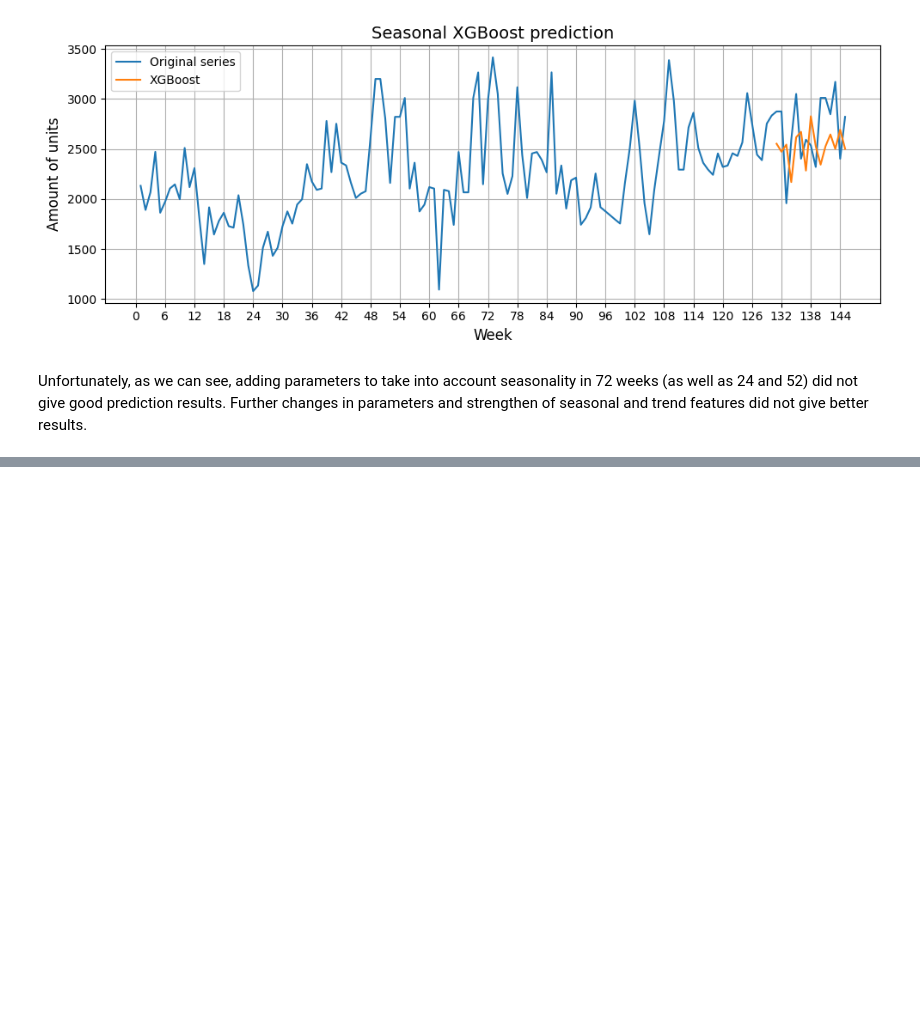
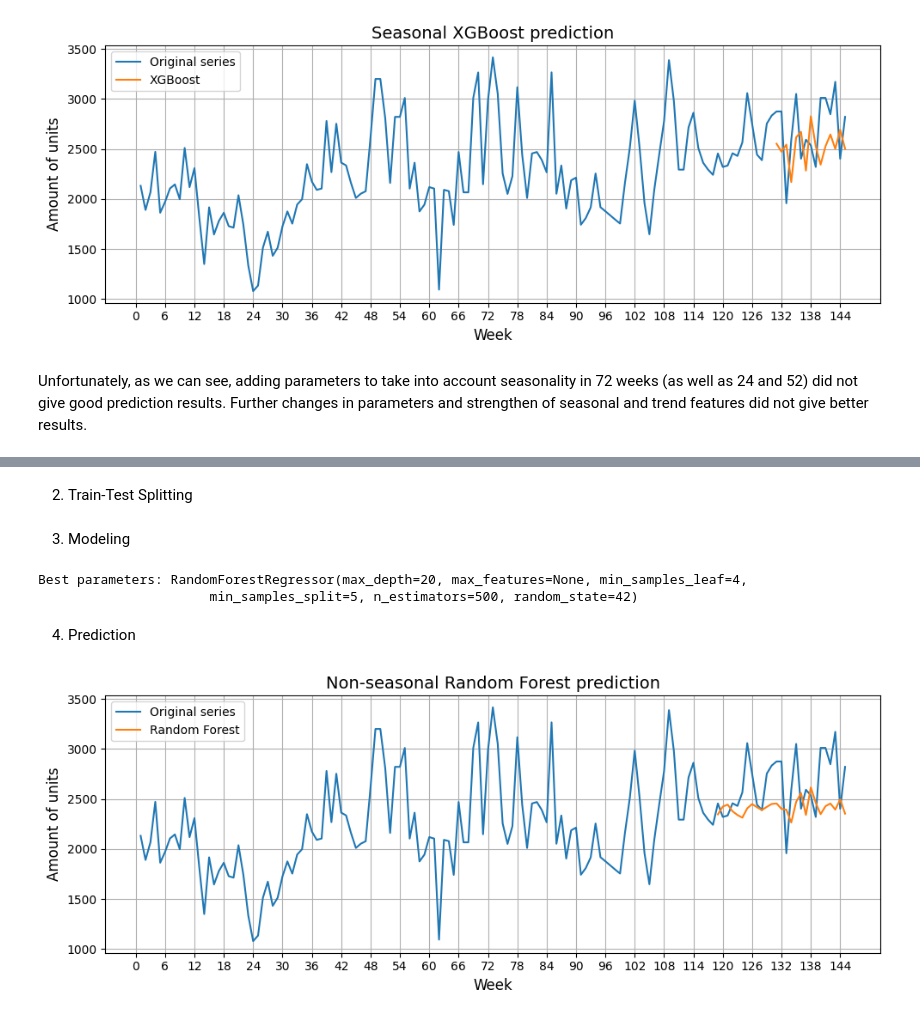
Before and after one commit to AwanRaskall/ml-demand-driven-order-planning, a Jupyter notebook: product_demand_prediction.ipynb, the cells around one changed output, grey strips where cells are left out. Drawn from its saved outputs; the diff is of its cells as text; code cells hidden in the pictures; blank space fills up the shorter version.

Commit message:
First seasonless Random Forest model is done

```diff
--- a/product_demand_prediction.ipynb
+++ b/product_demand_prediction.ipynb
@@ -1099,0 +1132,46 @@ Unfortunately, as we can see, adding parameters to take into account seasonality
+# %% [markdown]
+2. Train-Test Splitting
+# %%
+train_forest, test_forest = train_test_split(df_forest, test_size = 0.2, shuffle = False)
+
+X_train_forest, y_train_forest = train_forest.drop('num_units', axis = 1), train_forest['num_units']
+X_test_forest, y_test_forest = test_forest.drop('num_units', axis = 1), test_forest['num_units']
+# %% [markdown]
+3. Modeling
+# %%
+#
+param_dist_forest = {
+    'n_estimators': [100, 200, 300, 500],
+    'max_depth': [None, 5, 10, 20],
+    'min_samples_split': [2, 5, 10],
+    'min_samples_leaf': [1, 2, 4],
+    'max_features': ['sqrt', 'log2', None]
+}
+
+search_forest = RandomizedSearchCV(
+    estimator = RandomForestRegressor(random_state=42),
+    param_distributions = param_dist_forest,
+    n_iter = 50,
+    scoring = 'neg_mean_squared_error',
+    cv = TimeSeriesSplit(n_splits = 5),
+    random_state = 42,
+    n_jobs = -1,
+    error_score = 'raise'
+)
+
+search_forest.fit(X_train_forest, y_train_forest)
+best_model_forest = search_forest.best_estimator_
+print('Best parameters:', best_model_forest)
+# %% [output]
+Best parameters: RandomForestRegressor(max_depth=20, max_features=None, min_samples_leaf=4,
+                      min_samples_split=5, n_estimators=500, random_state=42)
+# %% [markdown]
+4. Prediction
+# %%
+y_pred_forest = best_model_forest.predict(X_test_forest)
+# %%
+y_pred_forest = pd.Series(y_pred_forest, index = X_test_forest.index)
+
+plot_graph(df_work['num_units'], y_pred_forest, title = 'Non-seasonal Random Forest prediction', labels = ['Original series', 'Random Forest'], legend = True)
+# %% [output]
+[figure, added]
```
Also changed, not shown: parts of 4 cells of this notebook.
